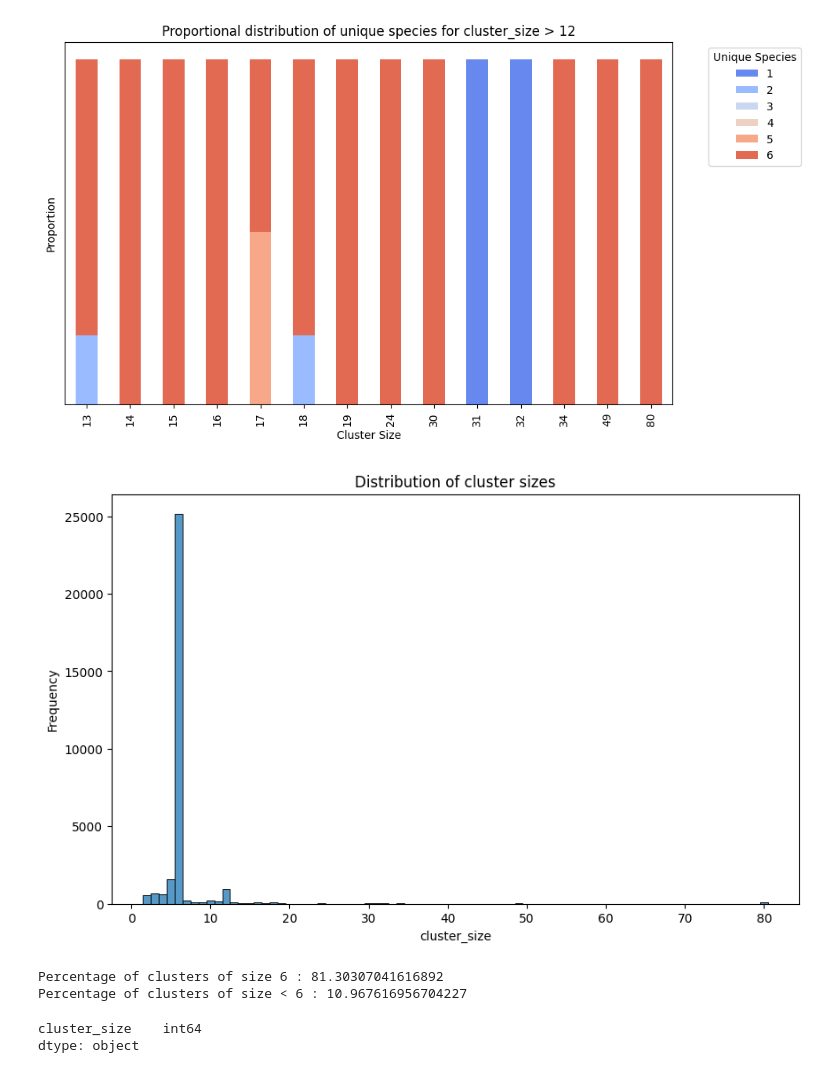
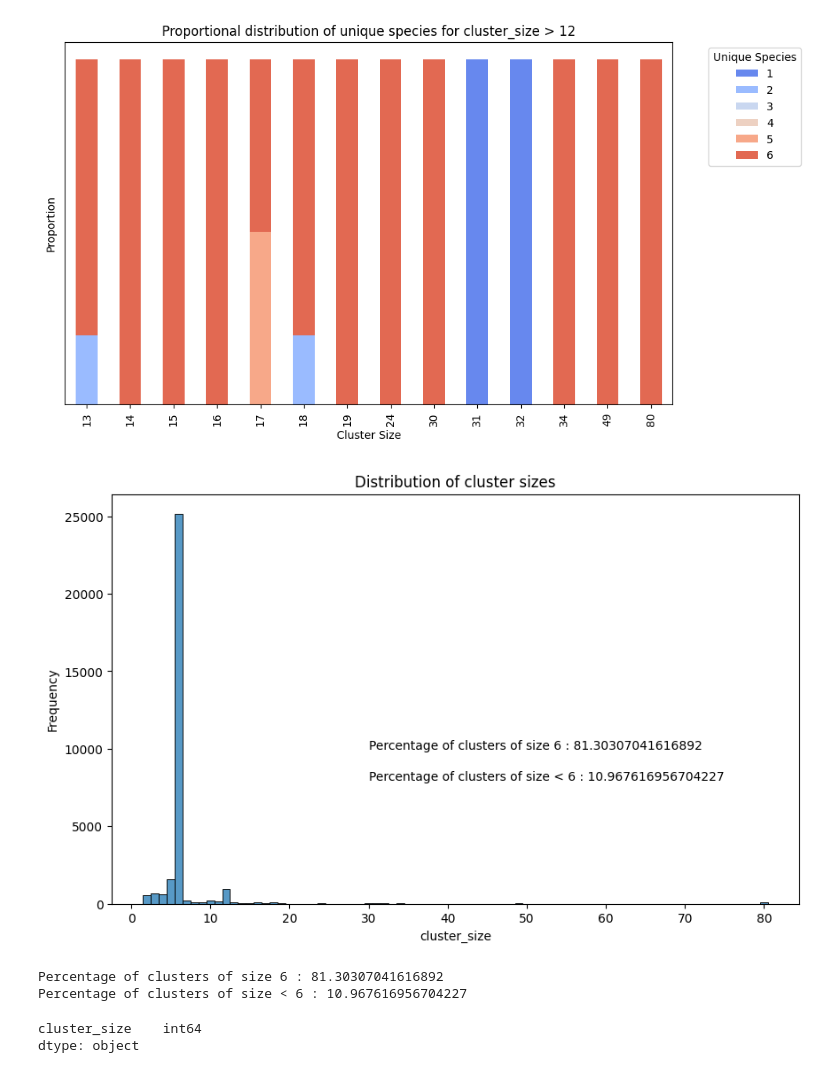
Before and after one commit to Sherman-1/Elongates, a Jupyter notebook: plots.ipynb, the cells around one changed output. Cells and saved outputs as stored; diff of their text form; code cells hidden in the pictures.

```diff
--- a/plots.ipynb
+++ b/plots.ipynb
@@ -386,21 +388,25 @@ plt.show()
 [figure]
 # %%
 
-pdf = df.select("cluster_size").to_pandas()
-pdf["cluster_size"] = pdf["cluster_size"].astype('category')
+data = df.select("cluster_size").to_pandas()
+pdf["cluster_size"] = data["cluster_size"].astype('int')
+data["cluster_size"] = data["cluster_size"].astype('category')
 plt.figure(figsize=(10,6))
-sns.histplot(x=pdf['cluster_size'], bins = 50)
+sns.histplot(x=data['cluster_size'], bins = 50)
 plt.title('Distribution of cluster sizes')
 plt.ylabel('Frequency')
+
+plt.annotate(f'Percentage of clusters of size 6 : {pdf[pdf["cluster_size"] == 6].shape[0] / pdf.shape[0] * 100}', xy=(30, 10000))
+plt.annotate(f'Percentage of clusters of size < 6 : {pdf[pdf["cluster_size"] < 6].shape[0] / pdf.shape[0] * 100}', xy=(30, 8000))
 plt.show()
 
 # Number of clusters of size 6 :
-pdf["cluster_size"] = pdf["cluster_size"].astype('int')
+
 
 print(f'Percentage of clusters of size 6 : {pdf[pdf["cluster_size"] == 6].shape[0] / pdf.shape[0] * 100}')
 print(f'Percentage of clusters of size < 6 : {pdf[pdf["cluster_size"] < 6].shape[0] / pdf.shape[0] * 100}')
 # %% [output]
-[figure, old version]
+[figure, new version]
 Percentage of clusters of size 6 : 81.30307041616892
 Percentage of clusters of size < 6 : 10.967616956704227
 # %%
```
Also changed, not shown: parts of 4 cells of this notebook, 3 other files.
